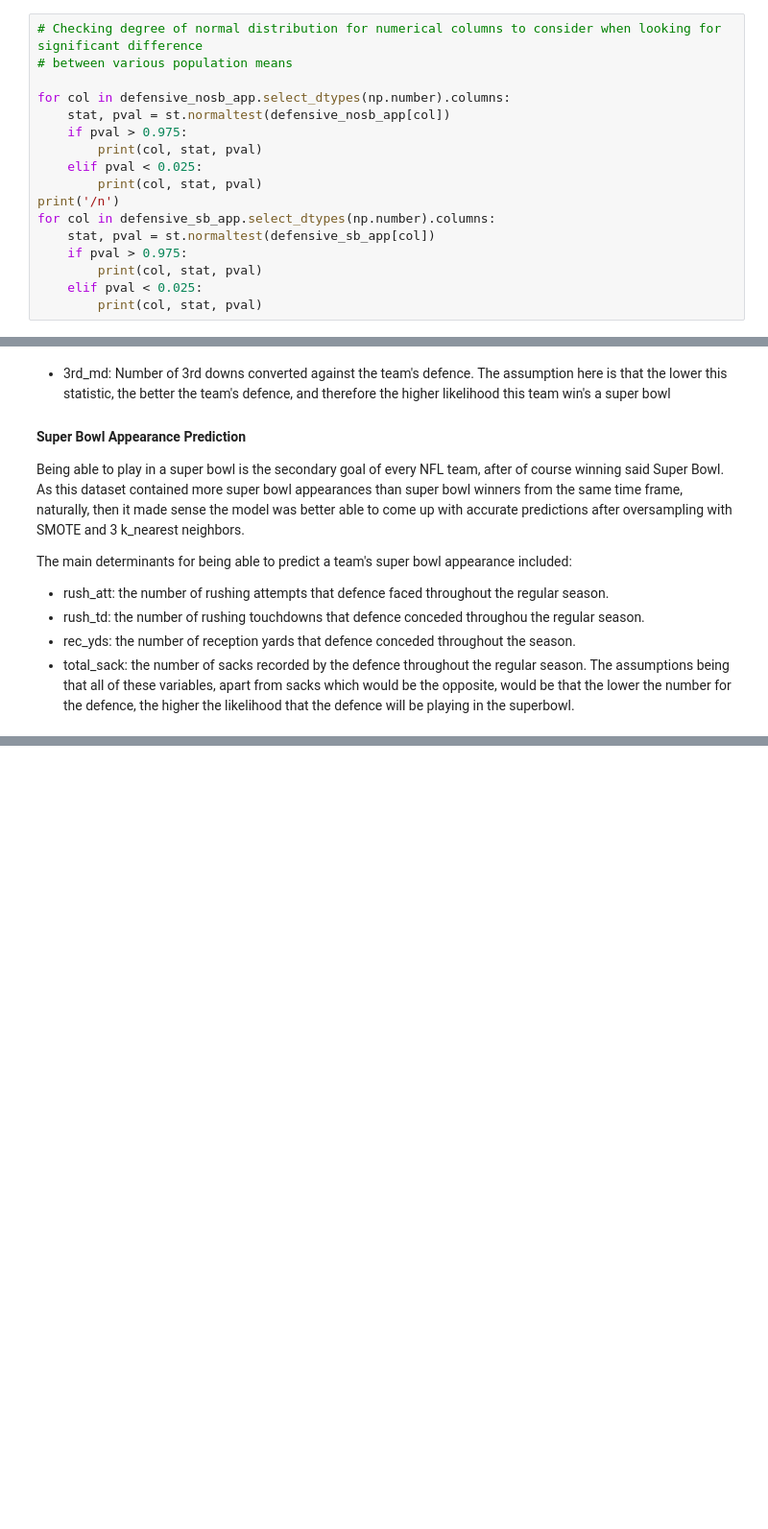
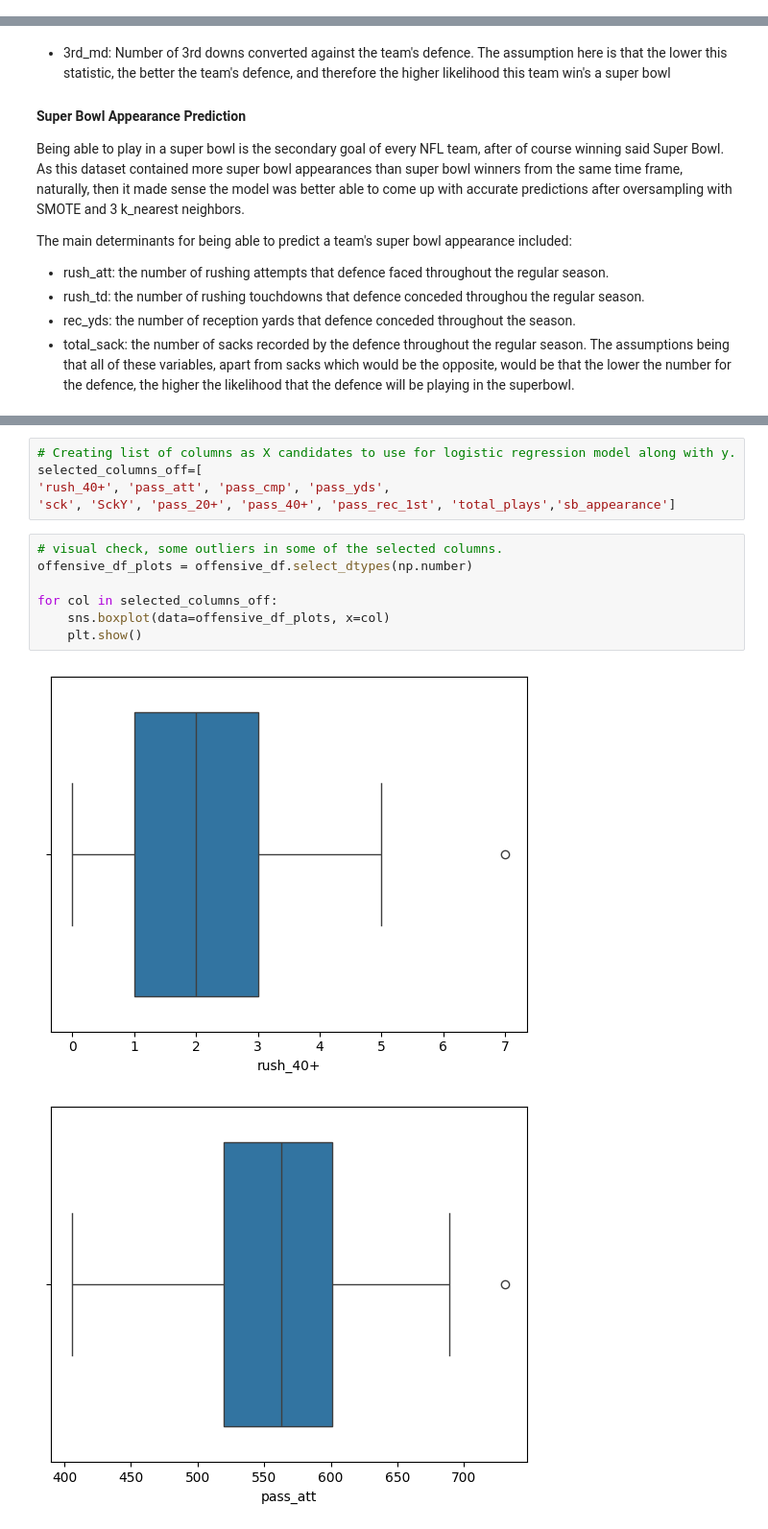
Before and after one commit to aferrers/nfl_superbowl_winners, a Jupyter notebook: notebooks/statistical_hypothesis_2_sample_ttest.ipynb, the cells around one changed output, grey strips where cells are left out. Shown at 96% size. Cells and saved outputs as stored; diff of their text form; blank space fills up the shorter version.

```diff
--- a/notebooks/statistical_hypothesis_2_sample_ttest.ipynb
+++ b/notebooks/statistical_hypothesis_2_sample_ttest.ipynb
@@ -38,20 +57,3 @@ display(defensive_nosb_app.shape)
 # %% [output]
 (10, 48)
 (150, 48)
-# %%
-# Checking degree of normal distribution for numerical columns to consider when looking for significant difference
-# between various population means
-
-for col in defensive_nosb_app.select_dtypes(np.number).columns:
-    stat, pval = st.normaltest(defensive_nosb_app[col])
-    if pval > 0.975:
-        print(col, stat, pval)
-    elif pval < 0.025:
-        print(col, stat, pval)
-print('/n')
-for col in defensive_sb_app.select_dtypes(np.number).columns:
-    stat, pval = st.normaltest(defensive_sb_app[col])
-    if pval > 0.975:
-        print(col, stat, pval)
-    elif pval < 0.025:
-        print(col, stat, pval)
@@ -522,0 +645,15 @@ The assumptions being that all of these variables, apart from sacks which would
+# %%
+# Creating list of columns as X candidates to use for logistic regression model along with y.
+selected_columns_off=[
+'rush_40+', 'pass_att', 'pass_cmp', 'pass_yds',
+'sck', 'SckY', 'pass_20+', 'pass_40+', 'pass_rec_1st', 'total_plays','sb_appearance']
+# %%
+# visual check, some outliers in some of the selected columns.
+offensive_df_plots = offensive_df.select_dtypes(np.number)
+
+for col in selected_columns_off:
+    sns.boxplot(data=offensive_df_plots, x=col)
+    plt.show()
+# %% [output]
+[figure, added]
+[figure, added]
```
Also changed, not shown: parts of 95 cells of this notebook, 20 other files.
